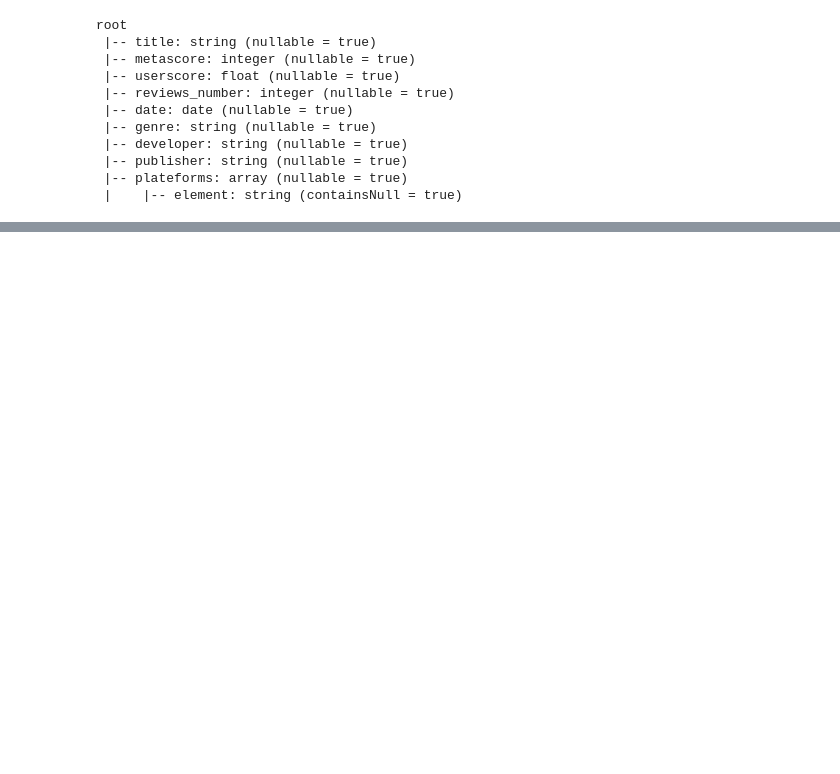
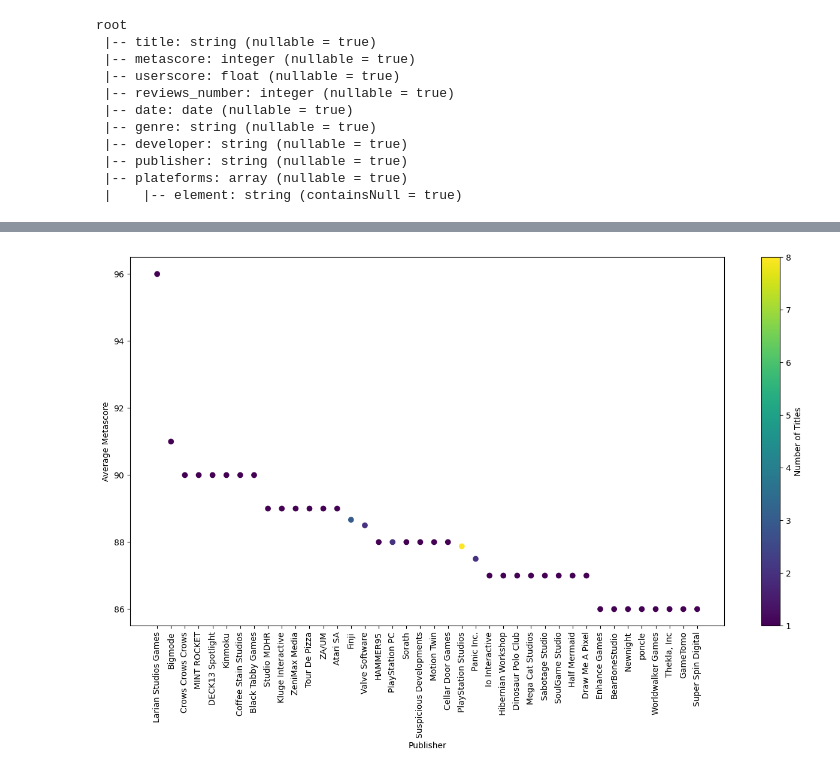
Before and after one commit to GVillevy/videogames-scrapping-project, a Jupyter notebook: videogames-project.ipynb, the cells around one changed output, grey strips where cells are left out. Saved outputs shown, nothing was run; the diff lists cells and outputs as text; code cells hidden in the pictures; blank space fills up the shorter version.

```diff
--- a/videogames-project.ipynb
+++ b/videogames-project.ipynb
@@ -425,0 +478,26 @@ df.write.mode("overwrite").parquet(path)
+# %%
+# Obtenir les moyennes des metascores par genre et compter les titres
+df_age_metascore_per_publisher = df.groupBy("publisher") \
+    .agg(F.avg("metascore").alias("avg_metascore"), F.count("title").alias("count"))
+
+# Ordonner par la moyenne des metascores
+df_age_metascore_per_publisher = df_age_metascore_per_publisher.orderBy("avg_metascore", ascending=False)
+
+# Convertir en DataFrame Pandas
+df_pandas_df_age_metascore_per_publisher = df_age_metascore_per_publisher.toPandas().head(40)
+
+# Créer le graphique avec une taille augmentée
+plt.figure(figsize=(16, 8))
+
+# Tracer les données avec une couleur basée sur le 'count'
+scatter = plt.scatter(df_pandas_df_age_metascore_per_publisher["publisher"], df_pandas_df_age_metascore_per_publisher["avg_metascore"],
+                      c=df_pandas_df_age_metascore_per_publisher["count"], cmap='viridis')
+
+plt.xlabel("Publisher")
+plt.ylabel("Average Metascore")
+plt.xticks(rotation=90)
+plt.colorbar(scatter, label="Number of Titles")
+
+plt.show()
+# %% [output]
+[figure, added]
```
Also changed, not shown: parts of 33 cells of this notebook.
